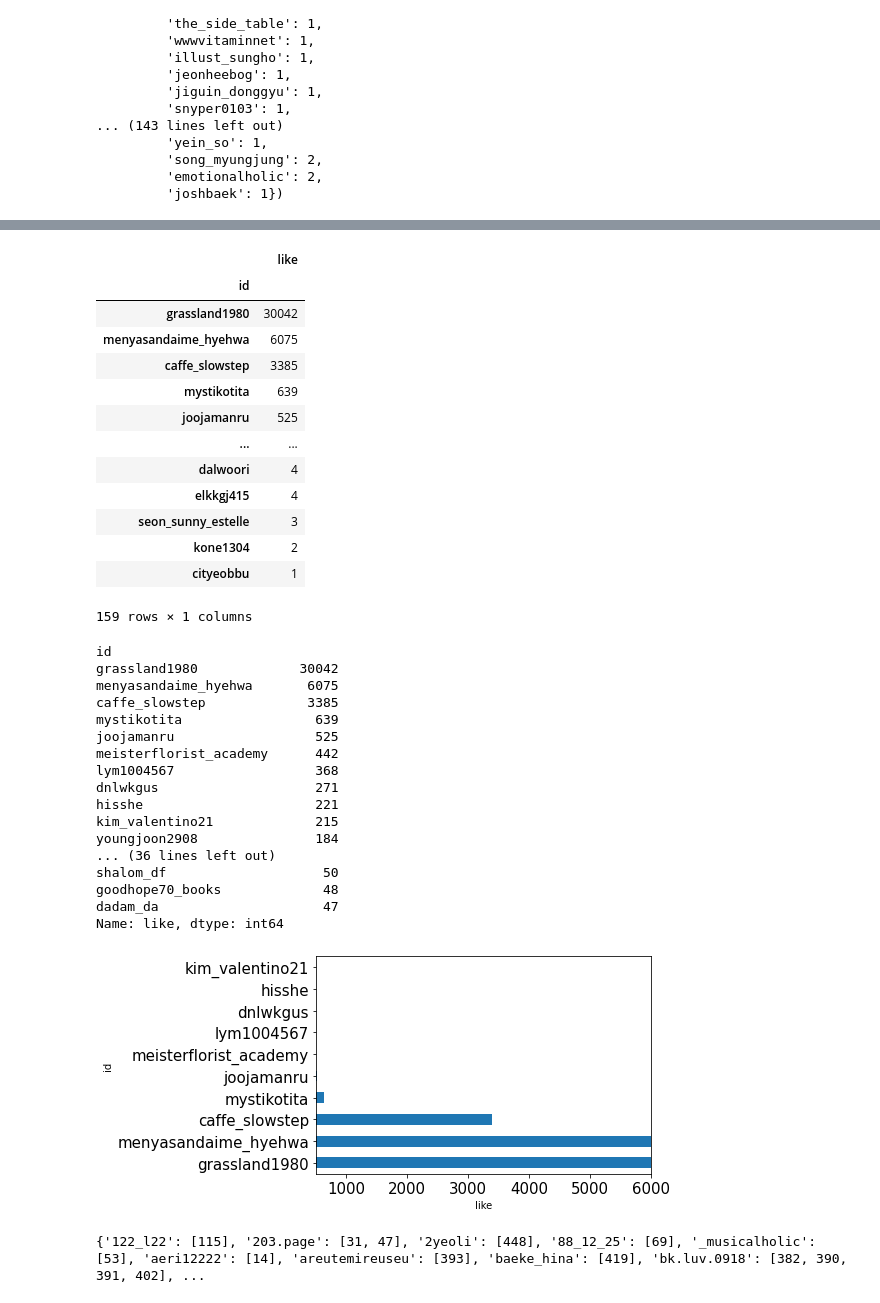
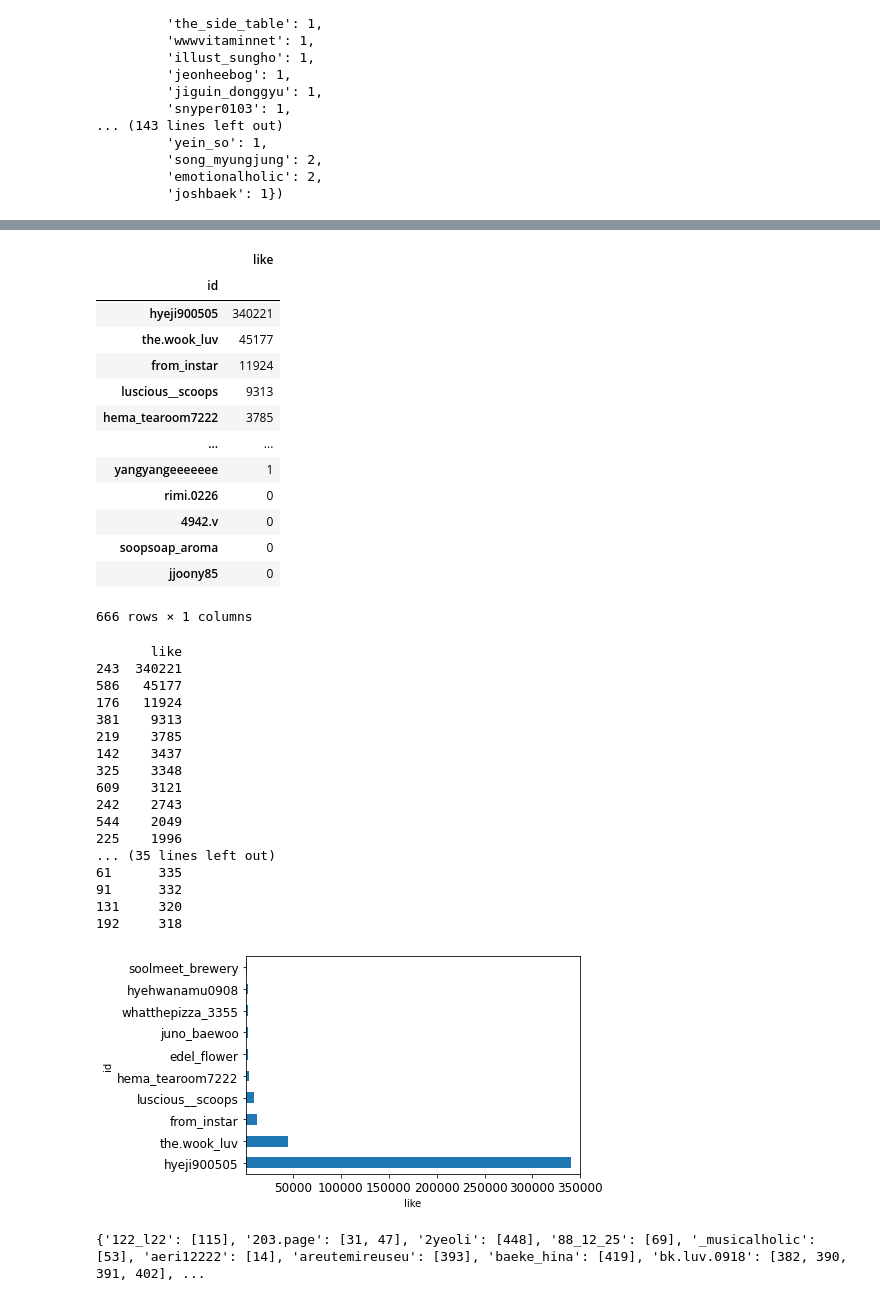
Before and after one commit to JamesLeeeeeee/10-12-project_02, a Jupyter notebook: instagram/id,like.ipynb, the cells around one changed output, grey strips where cells are left out. Drawn from its saved outputs; the diff is of its cells as text; code cells hidden in the pictures.

```diff
--- a/instagram/id,like.ipynb
+++ b/instagram/id,like.ipynb
@@ -61,4 +42,4 @@ print(list)
 # %%
-column=['id','like']
-list_df=pd.DataFrame(list,columns=column)
+column=['id','like','tag','hashtag']
+list_df1=pd.DataFrame(list,columns=column)
 # %%
@@ -113,51 +90,51 @@ zoo2hi           72
 # %%
-list_df.groupby(list_df['id']).sum().sort_values(by='like',ascending=False)
+list_df1.groupby(list_df['id']).sum().sort_values(by='like',ascending=False)
 # %% [output]
 |  | like |
 | id |  |
-| grassland1980 | 30042 |
-| menyasandaime_hyehwa | 6075 |
-| caffe_slowstep | 3385 |
-| mystikotita | 639 |
-| joojamanru | 525 |
+| hyeji900505 | 340221 |
+| the.wook_luv | 45177 |
+| from_instar | 11924 |
+| luscious__scoops | 9313 |
+| hema_tearoom7222 | 3785 |
 | ... | ... |
-| dalwoori | 4 |
-| elkkgj415 | 4 |
-| seon_sunny_estelle | 3 |
-| kone1304 | 2 |
-| cityeobbu | 1 |
+| yangyangeeeeeee | 1 |
+| rimi.0226 | 0 |
+| 4942.v | 0 |
+| soopsoap_aroma | 0 |
+| jjoony85 | 0 |
-159 rows × 1 columns
+666 rows × 1 columns
 # %%
-grouped2=list_df.groupby(list_df['id'])['like'].sum().sort_values(ascending=False)
+grouped2=list_df1.groupby(list_df['id'],as_index=False)['like'].sum().sort_values(by='like',ascending=False)
 # %%
 print(grouped2[:50])
 # %% [output]
-id
-grassland1980             30042
-menyasandaime_hyehwa       6075
-caffe_slowstep             3385
-mystikotita                 639
-joojamanru                  525
-meisterflorist_academy      442
-lym1004567                  368
-dnlwkgus                    271
-hisshe                      221
-kim_valentino21             215
-youngjoon2908               184
-... (36 lines left out)
-shalom_df                    50
-goodhope70_books             48
-dadam_da                     47
-Name: like, dtype: int64
+       like
+243  340221
+586   45177
+176   11924
+381    9313
+219    3785
+142    3437
+325    3348
+609    3121
+242    2743
+544    2049
+225    1996
+... (35 lines left out)
+61      335
+91      332
+131     320
+192     318
 # %%
-grouped2[:10].plot(kind='barh',fontsize='15')
-plt.xlim(500,6000)
+grouped2[:10].plot(kind='barh',fontsize='12')
+plt.xlim(500,350000)
 plt.ylabel('id')
 plt.xlabel('like')
 
 plt.show()
 # %% [output]
-[figure, old version]
+[figure, new version]
 # %%
 grouped.groups
 # %% [output]
```
Also changed, not shown: parts of 11 cells of this notebook, 1 other file.
